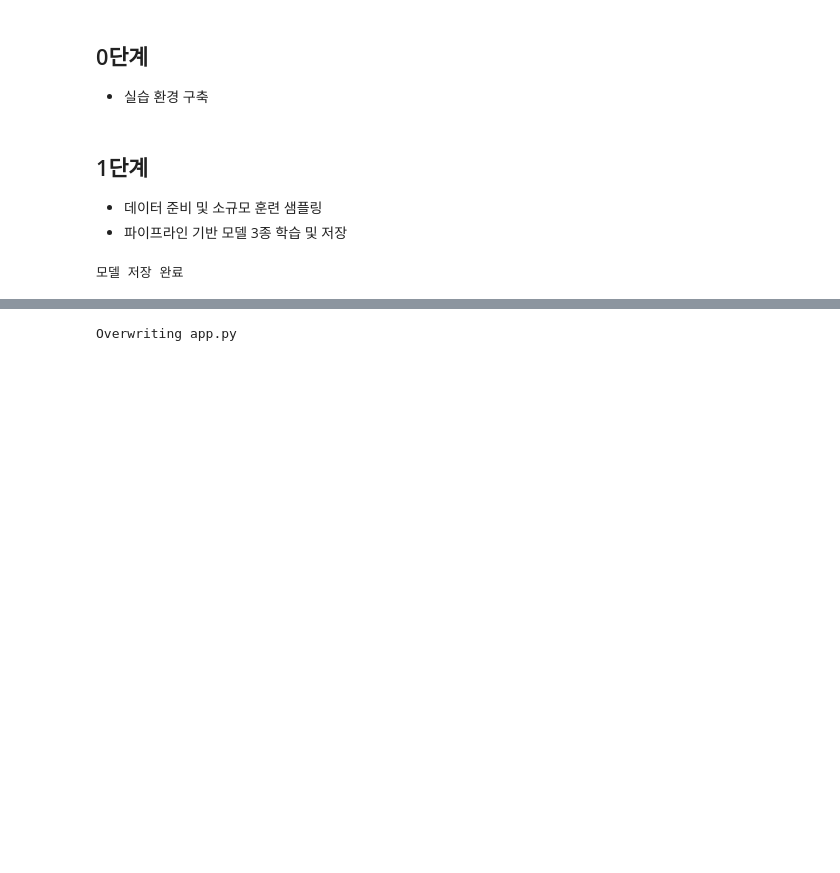
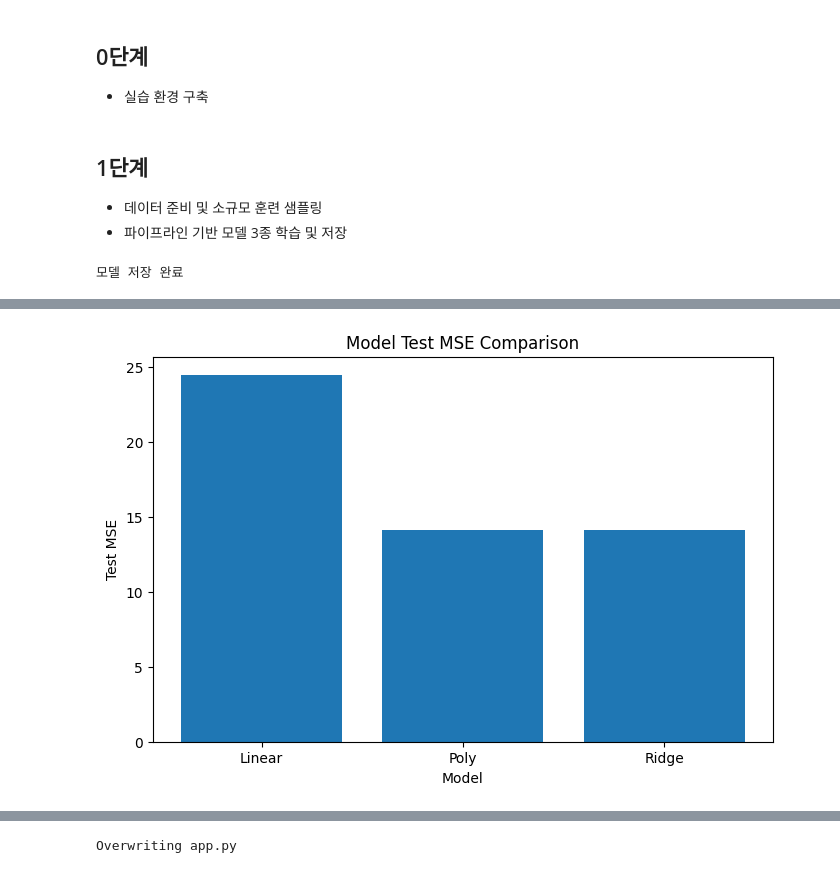
Before and after one commit to chomingi-25/2026_tues_bigdatacomputing_class, a Jupyter notebook: 다중_특성_회귀_모델_파이프라인_구축_및_Streamlit_웹_서비스_배포.ipynb, the cells around one changed output, grey strips where cells are left out. Cells and saved outputs as stored; diff of their text form; code cells hidden in the pictures; blank space fills up the shorter version.

```diff
--- a/다중_특성_회귀_모델_파이프라인_구축_및_Streamlit_웹_서비스_배포.ipynb
+++ b/다중_특성_회귀_모델_파이프라인_구축_및_Streamlit_웹_서비스_배포.ipynb
@@ -55,0 +59,84 @@ print("모델 저장 완료")
+# %%
+import pandas as pd
+import matplotlib.pyplot as plt
+from sklearn.model_selection import train_test_split
+from sklearn.pipeline import Pipeline
+from sklearn.preprocessing import StandardScaler, PolynomialFeatures
+from sklearn.linear_model import LinearRegression, Ridge
+from sklearn.metrics import r2_score, mean_squared_error
+
+# 1. 데이터 로드
+url="https://github.com/dongupak/DataML/raw/main/csv/life_expectancy.csv"
+df=pd.read_csv(url)
+df=df.dropna()
+X=df[[
+    "Adult mortality",
+    "BMI",
+    "GDP",
+    "Alcohol"
+]]
+y=df["Life expectancy"]
+
+# 2. 데이터 분할
+X_train, X_test, y_train, y_test=train_test_split(X, y, test_size=0.2, random_state=50)
+
+# 3. 모델 생성
+linear_model=Pipeline([
+    ("scaler", StandardScaler()),
+    ("model", LinearRegression())
+])
+poly_model=Pipeline([
+    ("scaler", StandardScaler()),
+    ("poly", PolynomialFeatures(degree=3)),
+    ("model", LinearRegression())
+])
+ridge_model=Pipeline([
+    ("scaler", StandardScaler()),
+    ("poly", PolynomialFeatures(degree=3)),
+    ("model", Ridge(alpha=1.0))
+])
+# 4. 모델 성능 비교
+models={
+    "Linear": linear_model,
+    "Poly": poly_model,
+    "Ridge": ridge_model
+}
+results=[]
+for name, model in models.items():
+  model.fit(X_train, y_train)
+  train_pred=model.predict(X_train)
+  test_pred=model.predict(X_test)
+  train_r2=r2_score(y_train, train_pred)
+  test_r2=r2_score(y_test, test_pred)
+  train_mse=mean_squared_error(y_train, train_pred)
+  test_mse=mean_squared_error(y_test, test_pred)
+  complexity=X.shape[-1]
+  results.append({
+      "Model": name,
+      "Train R2": round(train_r2, 4),
+      "Test R2": round(test_r2, 4),
+      "Train MSE": round(test_mse, 4),
+      "Test MSE": round(test_mse, 4),
+      "Complexity": complexity
+  })
+result_df=pd.DataFrame(results)
+print("=== 모델 성능 비교 ===")
+display(result_df)
+plt.figure(figsize=(8, 5))
+plt.bar(
+    result_df["Model"],
+    result_df["Test MSE"]
+)
+plt.title("Model Test MSE Comparison")
+plt.xlabel("Model")
+plt.ylabel("Test MSE")
+plt.show()
+best_idx=result_df["Test R2"].idxmax()
+best_model=result_df.loc[best_idx]
+print()
+print("=== 최고 성능 모델 ===")
+print("모델 :", best_model["Model"])
+print("Test R2 :", best_model["Test R2"])
+print("Test MSE :", best_model["Test MSE"])
+print("Complexity :", best_model["Complexity"])
+# %% [output]
@@ -55,0 +148 @@ print("모델 저장 완료")
+[figure, added]
```
Also changed, not shown: parts of 8 cells of this notebook.
